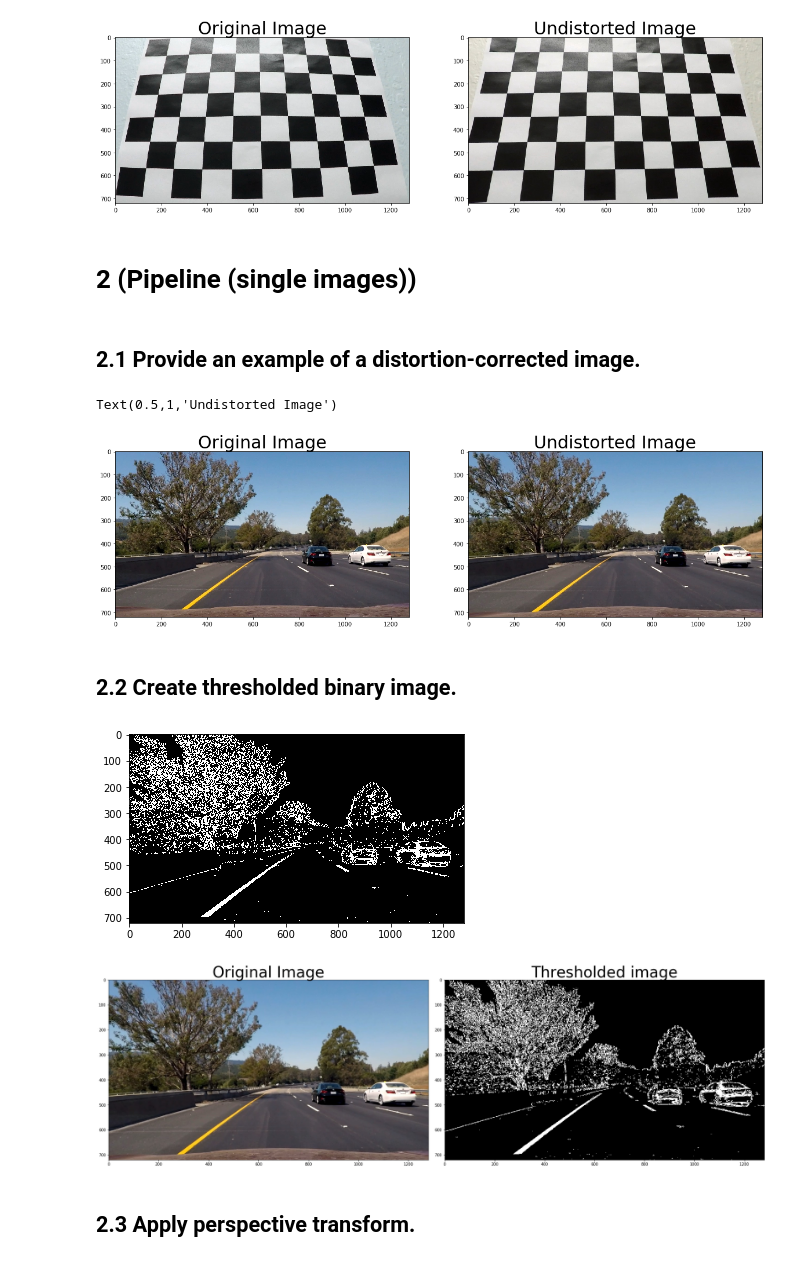
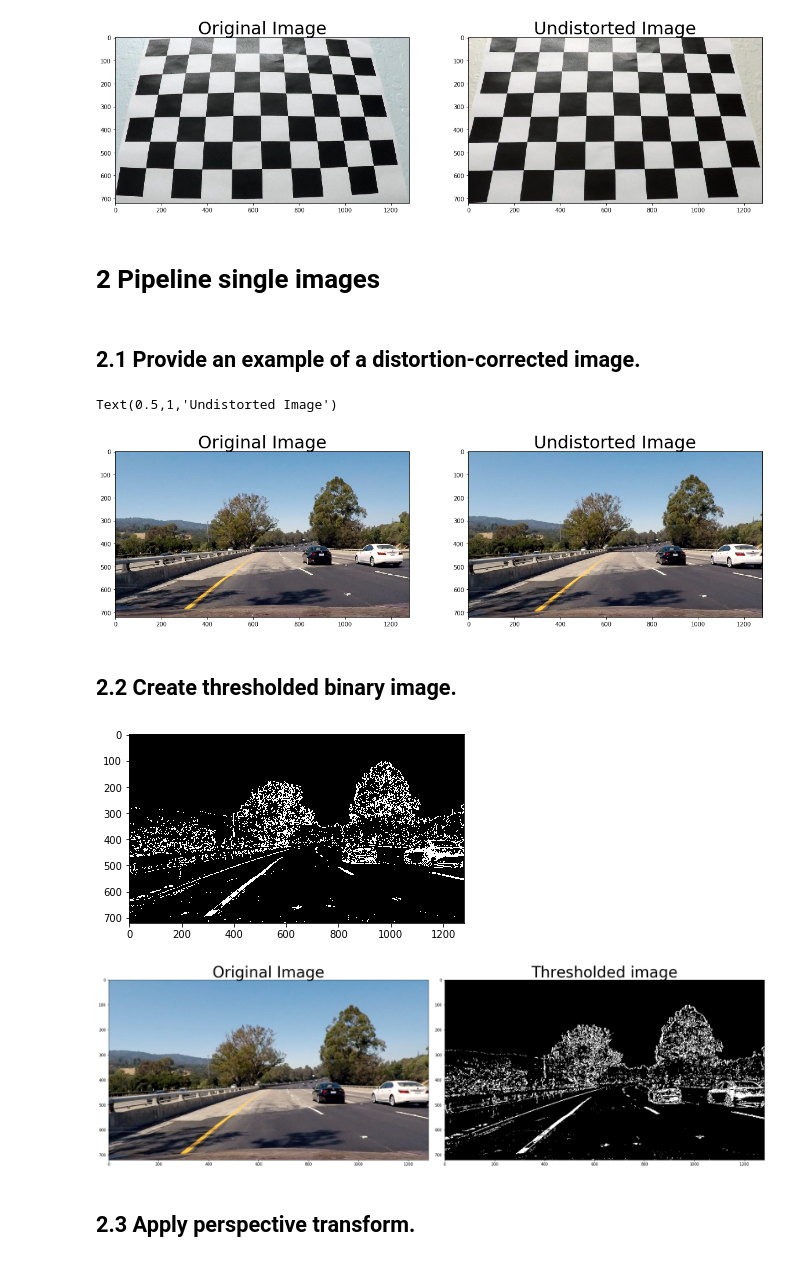
Before and after one commit to uv1000/P2, a Jupyter notebook: P2_SDC_Ulrich_Voll.ipynb, the cells around one changed output. Saved outputs shown, nothing was run; the diff lists cells and outputs as text; code cells hidden in the pictures.

```diff
--- a/P2_SDC_Ulrich_Voll.ipynb
+++ b/P2_SDC_Ulrich_Voll.ipynb
@@ -99,7 +99,7 @@ ax2.set_title('Undistorted Image', fontsize=30)
 Text(0.5,1,'Undistorted Image')
 [figure]
 # %% [markdown]
-# 2 (Pipeline (single images))
+# 2 Pipeline single images
 # %% [markdown]
 ## 2.1 Provide an example of a distortion-corrected image.
 # %%
@@ -108,36 +108,36 @@ import cv2
 import matplotlib.pyplot as plt
 import matplotlib.image as mpimg
 import pickle
 
 #reading in an image
 #image = mpimg.imread('test_images/test1.jpg')
 #image = mpimg.imread('test_images/test2.jpg')
 #image = mpimg.imread('test_images/test3.jpg')
-#image = mpimg.imread('test_images/test4.jpg') # difficult one
+image = mpimg.imread('test_images/test4.jpg') # difficult one
 #image = mpimg.imread('test_images/test5.jpg') # curvature uneven
-image = mpimg.imread('test_images/test6.jpg')
+#image = mpimg.imread('test_images/test6.jpg')
 #image = mpimg.imread('test_images/straight_lines1.jpg')
 #image = mpimg.imread('test_images/straight_lines2.jpg')
 
 original_image=image # for further reference for plotting things
 
 dist_pickle = pickle.load( open( "./camera_cal/wide_dist_pickle.p", "rb" ) )
 mtx = dist_pickle["mtx"]
 dist = dist_pickle["dist"]
 
 #printing out some stats and plotting
 
 image_undistorted = cv2.undistort(image, mtx, dist, None, mtx)
 #cv2.imwrite('./test_images/test1_undist.jpg',dst)
 # Visualize undistortion
 f, (ax1, ax2) = plt.subplots(1, 2, figsize=(20,10))
 ax1.imshow(image)
 ax1.set_title('Original Image', fontsize=30)
 ax2.imshow(image_undistorted)
 ax2.set_title('Undistorted Image', fontsize=30)
 # %% [output]
 Text(0.5,1,'Undistorted Image')
-[figure, old version]
+[figure, new version]
 # %% [markdown]
 ## 2.2 Create thresholded binary image.
 # %%
@@ -189,8 +189,8 @@ ax2.imshow(result_gray,cmap='gray')
 ax2.set_title('Thresholded image', fontsize=40)
 plt.subplots_adjust(left=0., right=1, top=0.9, bottom=0.)
 # %% [output]
-[figure, old version]
+[figure, new version]
-[figure, old version]
+[figure, new version]
 # %% [markdown]
 ## 2.3 Apply perspective transform.
 # %%
```
Also changed, not shown: parts of 10 cells of this notebook, 1 other file.
